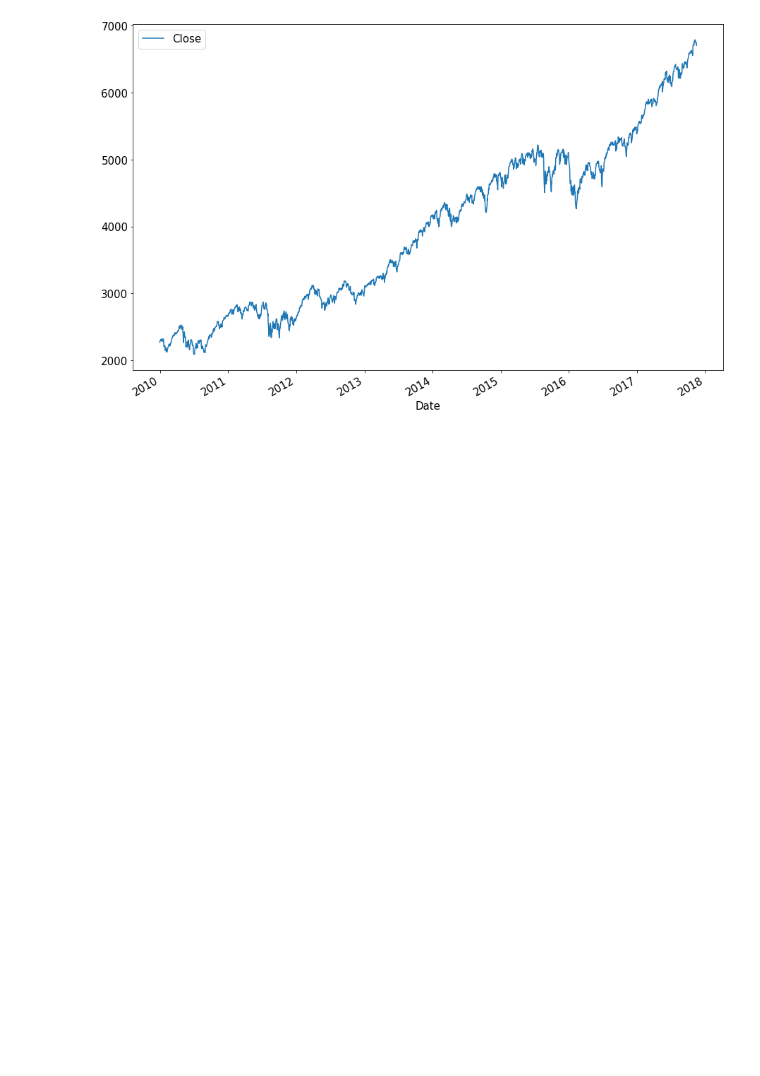
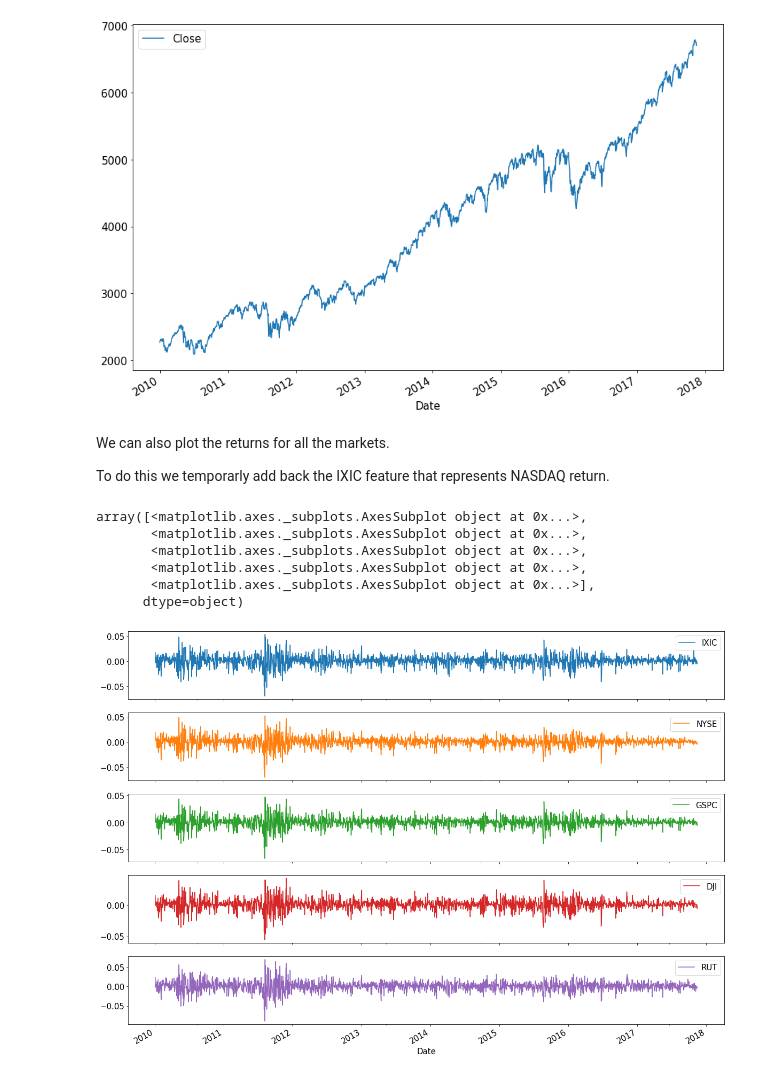
Before and after one commit to matteobettini/Stock-Market-Prediction-2020, a Jupyter notebook: notebooks/Data exploration.ipynb, the cells around one changed output. Cells and saved outputs as stored; diff of their text form; code cells hidden in the pictures; blank space fills up the shorter version.

Commit message:
Time series plot analysis

```diff
--- a/notebooks/Data exploration.ipynb
+++ b/notebooks/Data exploration.ipynb
@@ -178,3 +180,19 @@ nasdaq_df.plot(x="Date", y="Close")
 # %% [output]
 <matplotlib.axes._subplots.AxesSubplot at 0x...>
 [figure]
+# %% [markdown]
+We can also plot the returns for all the markets.
+
+To do this we temporarly add back the IXIC feature that represents NASDAQ return.
+# %%
+nasdaq_df["IXIC"] = nasdaq_df["Close"] / nasdaq_df["Close"].shift(1) - 1
+# %%
+nasdaq_df.plot(x="Date", y=["IXIC","NYSE","GSPC","DJI","RUT"], subplots=True, figsize=(20,15))
+# %% [output]
+array([<matplotlib.axes._subplots.AxesSubplot object at 0x...>,
+       <matplotlib.axes._subplots.AxesSubplot object at 0x...>,
+       <matplotlib.axes._subplots.AxesSubplot object at 0x...>,
+       <matplotlib.axes._subplots.AxesSubplot object at 0x...>,
+       <matplotlib.axes._subplots.AxesSubplot object at 0x...>],
+      dtype=object)
+[figure, added]
```
Also changed, not shown: parts of 17 cells of this notebook.
